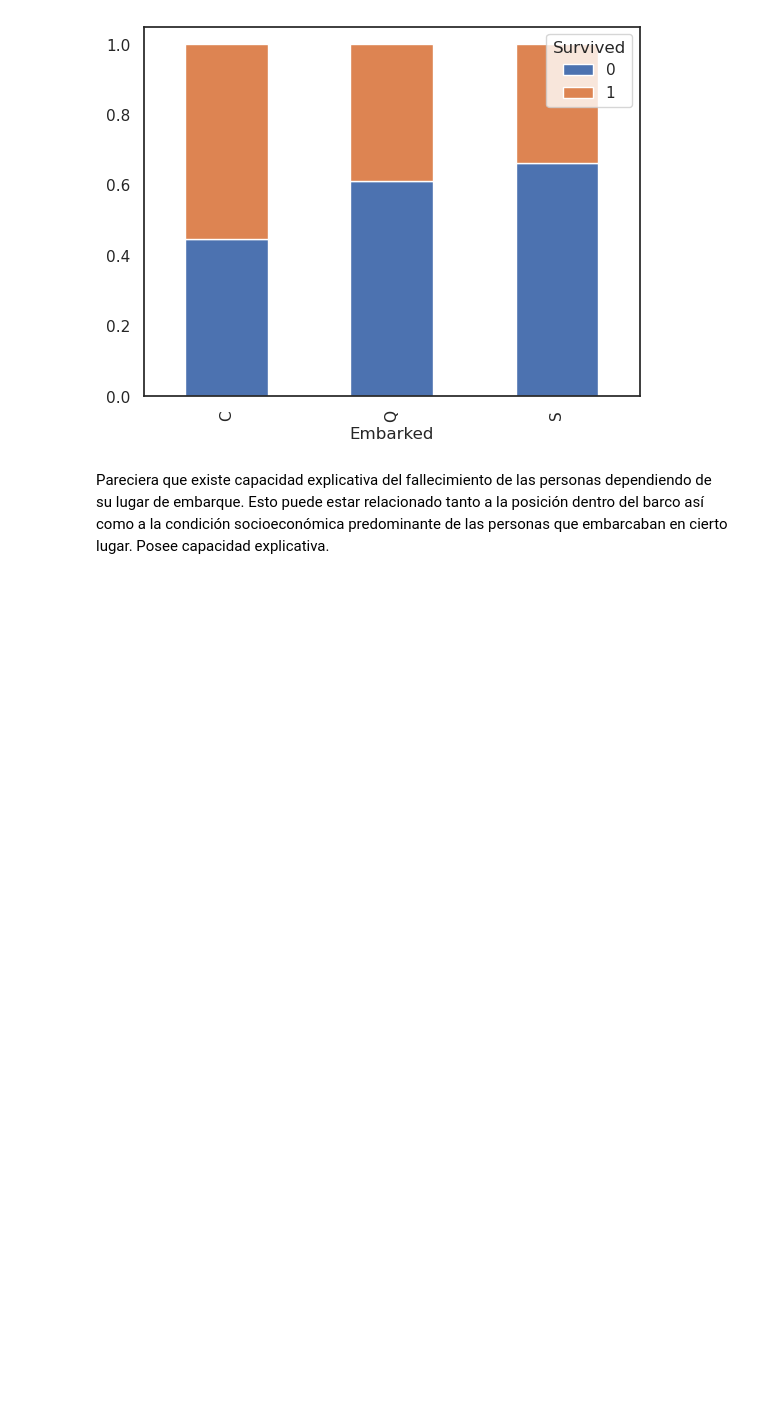
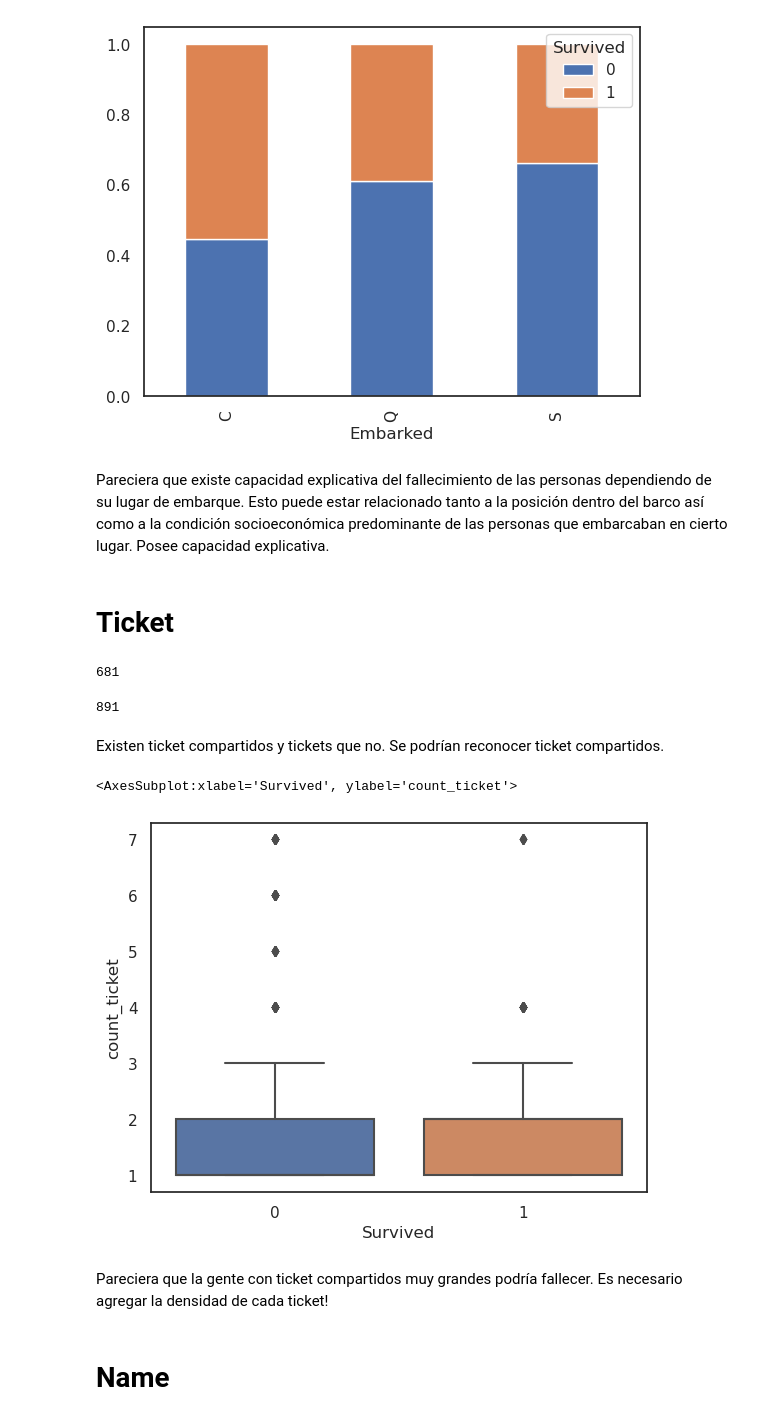
Before and after one commit to gonzaplazag/new-titan, a Jupyter notebook: notebooks/exploratory/exploratory_01.ipynb, the cells around one changed output. Cells and saved outputs as stored; diff of their text form; code cells hidden in the pictures; blank space fills up the shorter version.

```diff
--- a/notebooks/exploratory/exploratory_01.ipynb
+++ b/notebooks/exploratory/exploratory_01.ipynb
@@ -166,0 +165,5 @@ Queda
+# %%
+ranges = [-1,0,1,3,1000]
+df_train['fam_ranges'] = pd.cut((df_train['SibSp'] + df_train['Parch']), ranges, labels=['alone', 'fam_s', 'fam_m', 'fam_l'])
+
+pd.crosstab(df_train['fam_ranges'], df_train['Survived'], normalize='index')
@@ -206,3 +234,28 @@ cross.plot(kind='bar', stacked=True)
 [figure]
 # %% [markdown]
 Pareciera que existe capacidad explicativa del fallecimiento de las personas dependiendo de su lugar de embarque. Esto puede estar relacionado tanto a la posición dentro del barco así como a la condición socioeconómica predominante de las personas que embarcaban en cierto lugar. Posee capacidad explicativa.
+# %% [markdown]
+# Ticket
+# %%
+len(df_train['Ticket'].unique())
+# %% [output]
+681
+# %%
+len(df_train)
+# %% [output]
+891
+# %% [markdown]
+Existen ticket compartidos y tickets que no. Se podrían reconocer ticket compartidos.
+# %%
+count_tickets = df_train['Ticket'].value_counts()
+df_tickets = pd.DataFrame({'Ticket': count_tickets.index, 'count_ticket': count_tickets}).reset_index(drop=True)
+df_train = pd.merge(df_train, df_tickets, on='Ticket', how='left')
+# %%
+sns.boxplot(x=df_train['Survived'], y=df_train['count_ticket'])
+# %% [output]
+<AxesSubplot:xlabel='Survived', ylabel='count_ticket'>
+[figure, added]
+# %% [markdown]
+Pareciera que la gente con ticket compartidos muy grandes podría fallecer. Es necesario agregar la densidad de cada ticket!
+# %% [markdown]
+# Name
```
Also changed, not shown: parts of 6 cells of this notebook, 36 other files.
